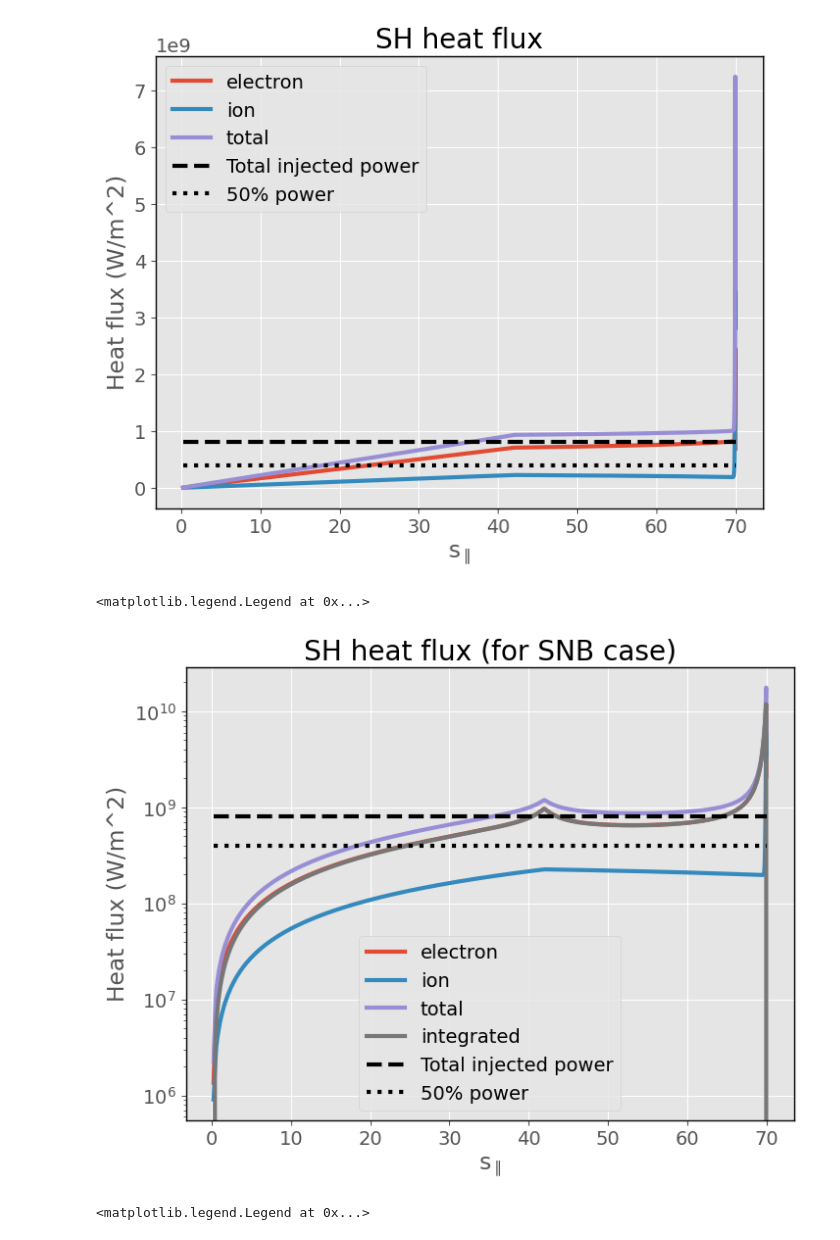
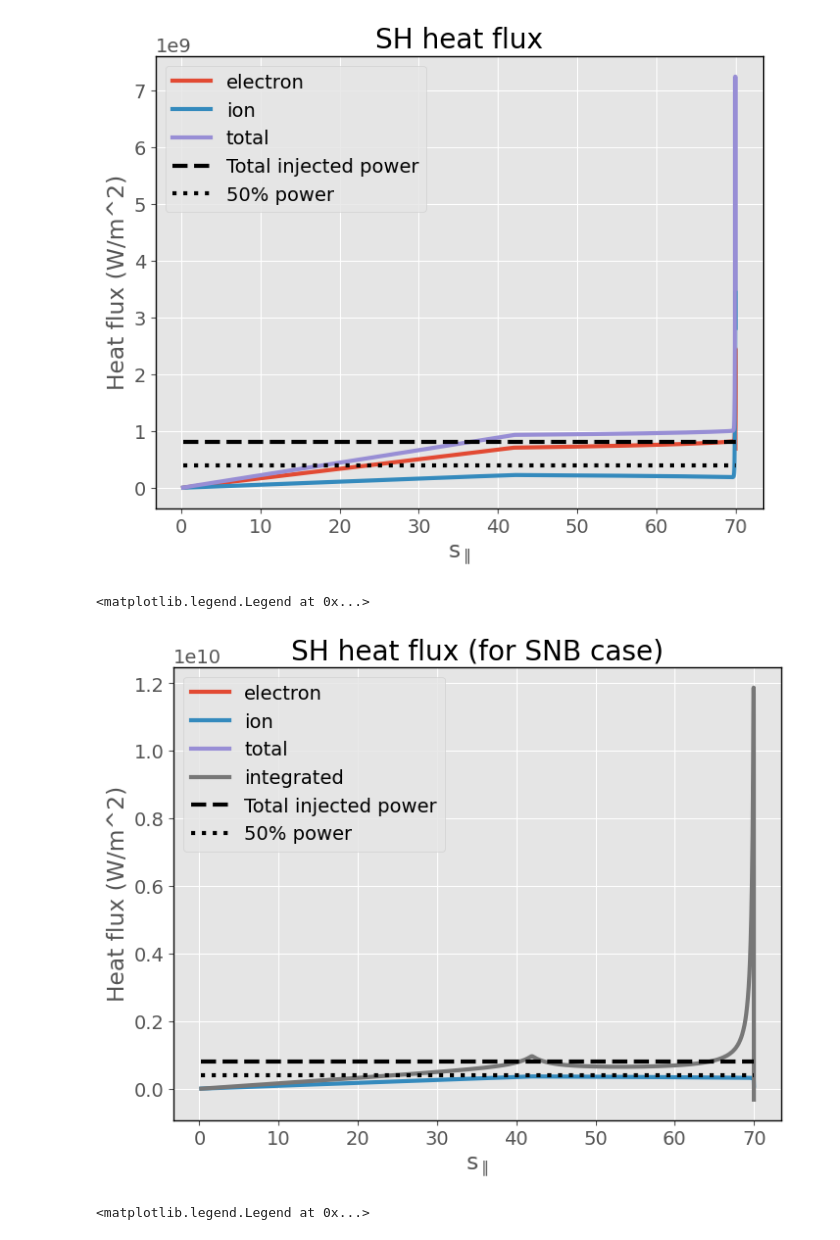
Before and after one commit to PoloidalLloyd/notebooks, a Jupyter notebook: hermes-3/flux_limit/2024_05_09_non_local_group_meeting.ipynb, the cells around one changed output. Drawn from its saved outputs; the diff is of its cells as text; code cells hidden in the pictures.

```diff
--- a/hermes-3/flux_limit/2024_05_09_non_local_group_meeting.ipynb
+++ b/hermes-3/flux_limit/2024_05_09_non_local_group_meeting.ipynb
@@ -88,36 +147,36 @@ ax.legend()
 # %%
 sh = ds[(ds['alpha'] == 'SNB') & (ds['neon_frac'] == 0.0)]
 
 x = sh['y']
-q_electron = spitzer_q_electron(sh)
-q_ion = spitzer_q_ion(sh)
+q_electron = spitzer_q_electron_simple(sh) * 1e-2
+q_ion = spitzer_q_ion_simple(sh) * 1e-2
 
 q_electron_integrated_SH = divq_integrate(sh, False)
 
 q_electron_integrated_SNB = divq_integrate(sh, True)
 
 q_total = q_electron + q_ion
 
 electron_injection = power_injection_total/2
 
 fig,ax = plt.subplots(1,1, figsize=(8,6))
 
 ax.plot(x, q_electron, label='electron', linewidth=linewidth)
 ax.plot(x, q_ion, label='ion', linewidth=linewidth)
 ax.plot(x, q_total, label='total', linewidth=linewidth)
 ax.plot(x, q_electron_integrated_SH, label='integrated', linewidth=linewidth)
 ax.plot(x[:], power_injection_total, label='Total injected power', linewidth=linewidth, color = 'black', linestyle='--')
 ax.plot(x[:], electron_injection, label='50% power', linewidth=linewidth, color = 'black', linestyle=':')
 
 
 ax.set_title('SH heat flux (for SNB case)')
-ax.set_yscale('log')
+# ax.set_yscale('log')
 ax.set_ylabel('Heat flux (W/m^2)')
 ax.set_xlabel(r's$_{\parallel}$')
 ax.legend()
 # %% [output]
 <matplotlib.legend.Legend at 0x...>
-[figure, old version]
+[figure, new version]
 # %%
 sh = ds[(ds['alpha'] == 'SH') & (ds['neon_frac'] == 0.0)]
 x = sh['y']
```
Also changed, not shown: parts of 9 cells of this notebook, 6 other files.
